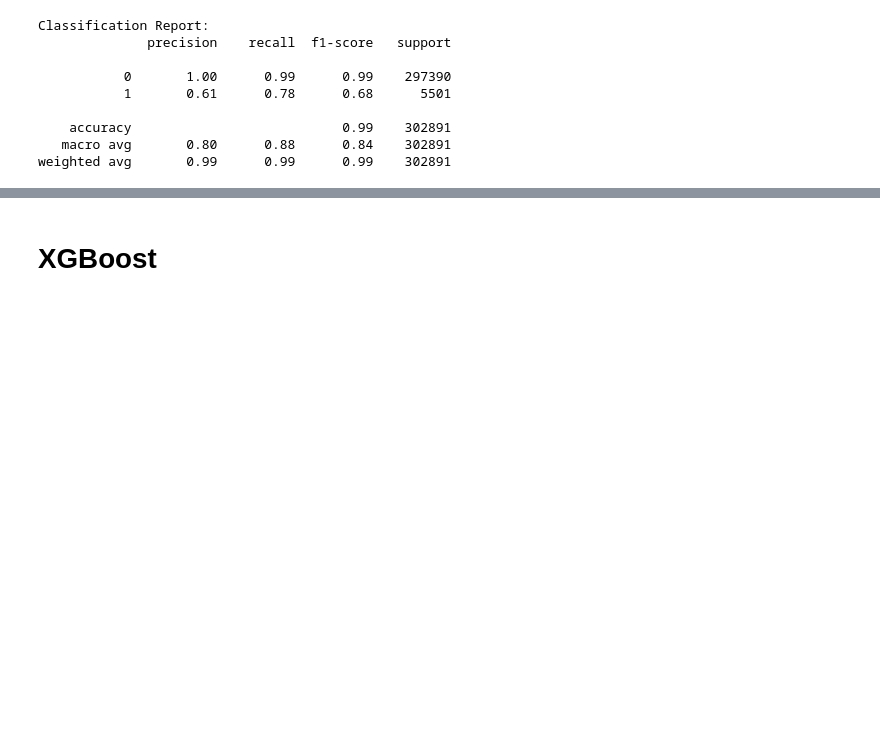
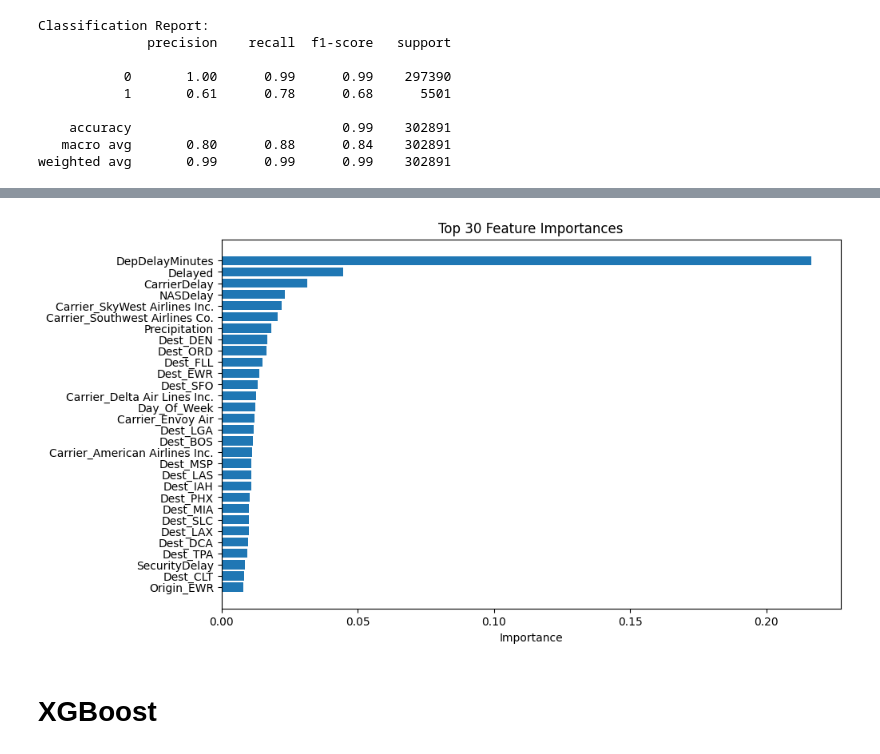
Before and after one commit to diego-mogollon/lateguru, a Jupyter notebook: notebooks/data_preprocessing_D.ipynb, the cells around one changed output, grey strips where cells are left out. Drawn from its saved outputs; the diff is of its cells as text; code cells hidden in the pictures; blank space fills up the shorter version.

```diff
--- a/notebooks/data_preprocessing_D.ipynb
+++ b/notebooks/data_preprocessing_D.ipynb
@@ -592,0 +602,20 @@ weighted avg       0.99      0.99      0.99    302891
+# %%
+# Get the feature names from the encoder
+encoded_feature_names = encoder.get_feature_names_out(categorical_features)
+# %%
+# Combine feature names
+all_feature_names = np.hstack([
+    encoded_feature_names,  # Encoded categorical feature names
+    numeric_features,        # Numeric feature names
+    binary_features          # Binary feature names
+])
+# %%
+# Mapping indices to feature names
+important_features = [(all_feature_names[i], importance) for i, importance in enumerate(xgb_model.feature_importances_)]
+
+# Sort by importance
+important_features.sort(key=lambda x: x[1], reverse=True)
+
+# Display top important features
+for feature, importance in important_features[:30]:
+    print(f"Feature: {feature}, Importance: {importance}")
@@ -593,3 +640,21 @@ weighted avg       0.99      0.99      0.99    302891
+# %%
+# Sort the important features by importance
+important_features.sort(key=lambda x: x[1], reverse=True)
+
+# Extract the top 10 features and their importance
+top_features = important_features[:30]
+features = [f[0] for f in top_features]
+importances = [f[1] for f in top_features]
+
+# Plot
+plt.figure(figsize=(10, 6))
+plt.barh(features, importances)
+plt.xlabel('Importance')
+plt.title('Top 30 Feature Importances')
+plt.gca().invert_yaxis()
+plt.show()
+# %% [output]
+[figure, added]
 # %% [markdown]
 # XGBoost
 # %% [markdown]
```
Also changed, not shown: parts of 4 cells of this notebook.
